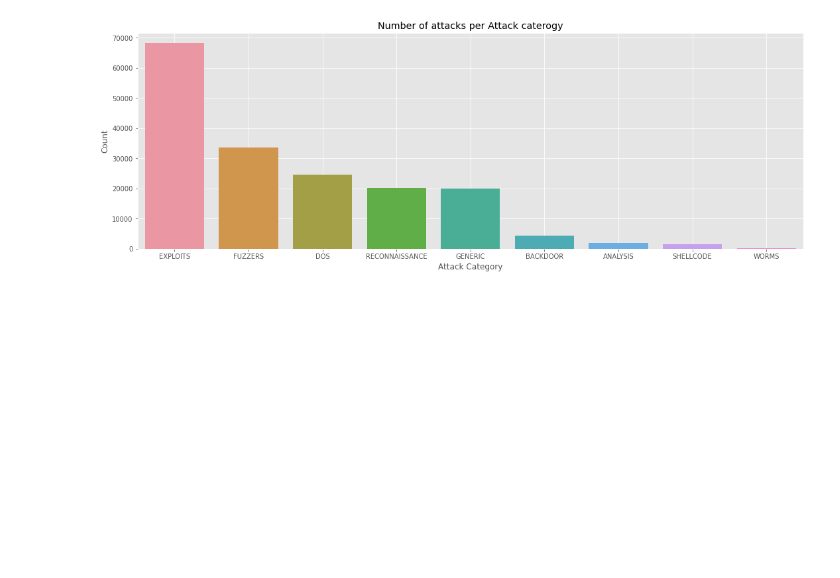
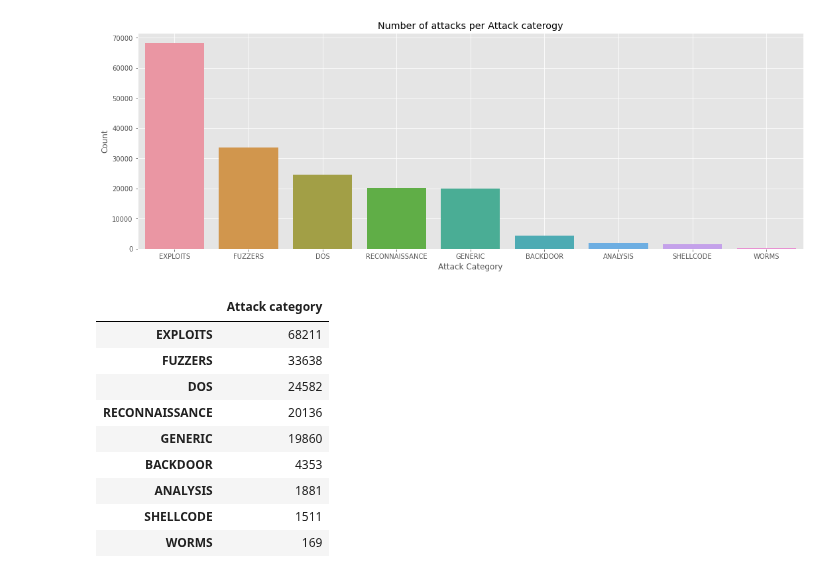
Before and after one commit to EddyGiusepe/Cyber_Security_1, a Jupyter notebook: CyberSecurity_Kaggle.ipynb, the cells around one changed output. Saved outputs shown, nothing was run; the diff lists cells and outputs as text; code cells hidden in the pictures; blank space fills up the shorter version.

```diff
--- a/CyberSecurity_Kaggle.ipynb
+++ b/CyberSecurity_Kaggle.ipynb
@@ -454,3 +454,18 @@ plt.title('Number of attacks per Attack caterogy')
 plt.grid(True)
 # %% [output]
 [figure]
+# %%
+# A seguir também podemos ver a contagem de cada barra:
+
+pd.DataFrame(newdf['Attack category'].value_counts())[:]
+# %% [output]
+|  | Attack category |
+| EXPLOITS | 68211 |
+| FUZZERS | 33638 |
+| DOS | 24582 |
+| RECONNAISSANCE | 20136 |
+| GENERIC | 19860 |
+| BACKDOOR | 4353 |
+| ANALYSIS | 1881 |
+| SHELLCODE | 1511 |
+| WORMS | 169 |
```
Also changed, not shown: parts of 10 cells of this notebook.
